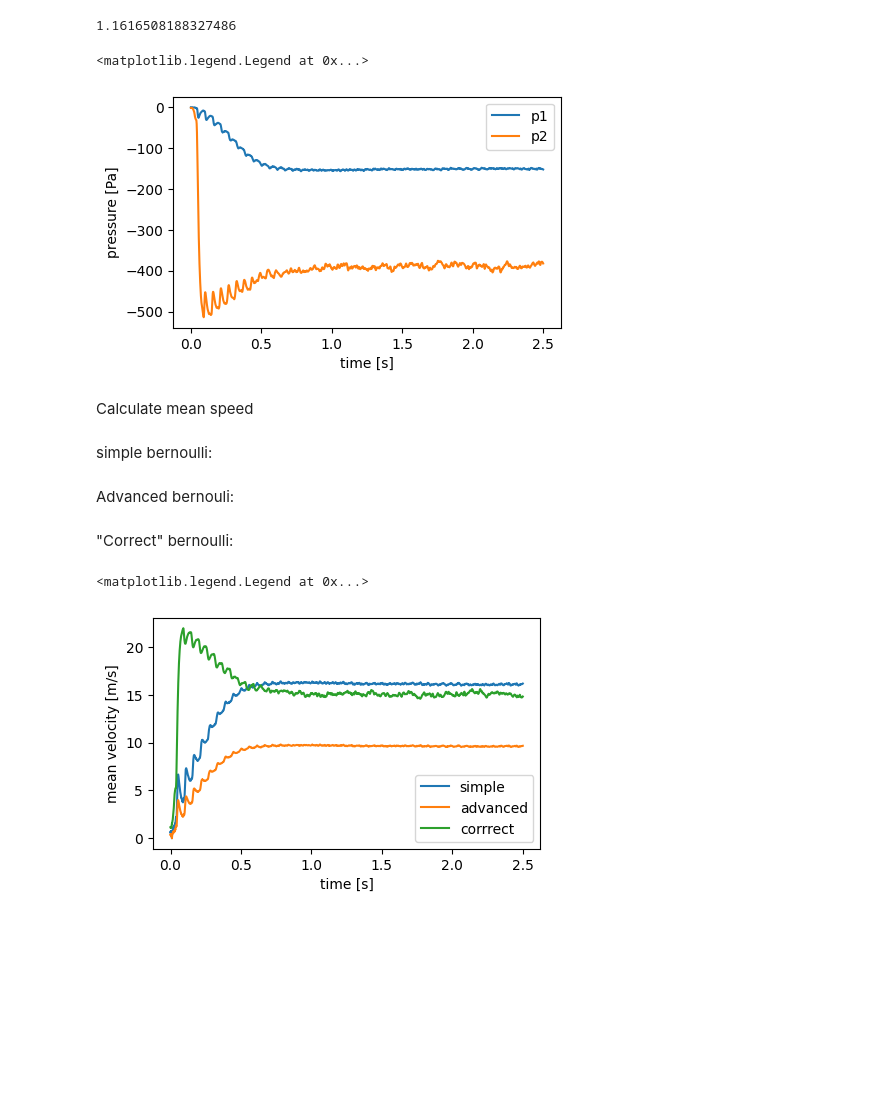
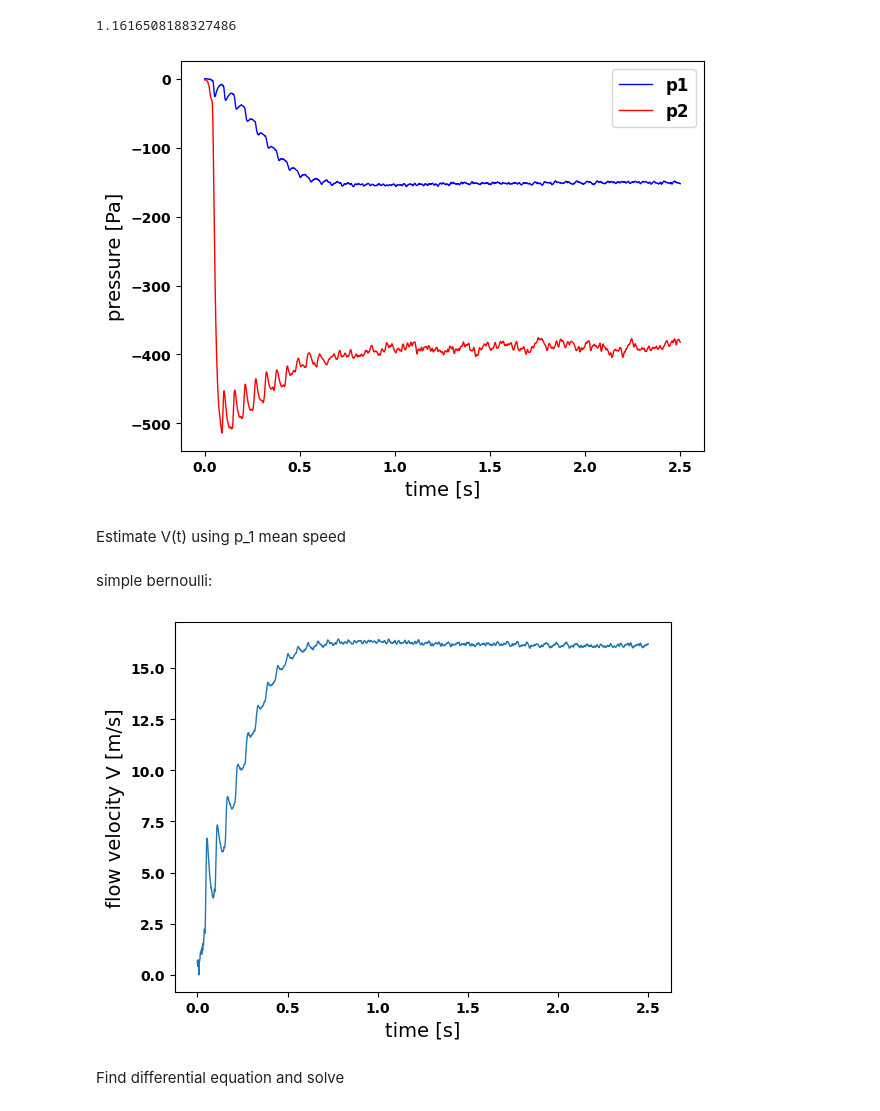
Before and after one commit to ChristianRas/41312_Fluid-mekanik, a Jupyter notebook: Afleveringer/1/Aflevering_1.ipynb, the cells around one changed output. Saved outputs shown, nothing was run; the diff lists cells and outputs as text; code cells hidden in the pictures; blank space fills up the shorter version.

```diff
--- a/Afleveringer/1/Aflevering_1.ipynb
+++ b/Afleveringer/1/Aflevering_1.ipynb
@@ -3,6 +2,16 @@ import pandas as pd
 import numpy as np
 import matplotlib.pyplot as plt
 from scipy.integrate import solve_ivp
+# %%
+plt.rcParams.update({
+    "font.size": 14,            # default text size
+    "axes.labelsize": 14,       # x/y labels
+    "axes.labelweight": "normal",
+    "xtick.labelsize": 10,      # x tick labels
+    "ytick.labelsize": 10,      # y tick labels
+    "legend.fontsize": 12,      # legend text
+    "lines.linewidth": 1        # thicker lines
+})
 # %% [markdown]
 Assumptions
 
@@ -22,14 +31,19 @@ print(rho)
 # %% [output]
 1.1616508188327486
 # %%
-plt.figure(figsize=(5, 3))
-plt.plot(t, p1, label="p1")
-plt.plot(t, p2, label="p2")
+fig, ax = plt.subplots()
+
+#for tick in ax.get_xticklabels() + ax.get_yticklabels():
+#    tick.set_fontweight("bold")
+
+plt.plot(t, p1, label="p1", c="b", )
+plt.plot(t, p2, label="p2", c="r")
 plt.xlabel("time [s]")
 plt.ylabel("pressure [Pa]")
 plt.legend()
+plt.tight_layout()
+plt.savefig("pressure_data.pdf", dpi=300)
 # %% [output]
-<matplotlib.legend.Legend at 0x...>
-[figure, old version]
+[figure, new version]
 # %% [markdown]
-Calculate mean speed
+Estimate V(t) using p_1 mean speed
@@ -41,5 +51,3 @@ p_2 = -400
 simple bernoulli:
 # %%
 v_simple = np.sqrt(-2*p1 / (rho))
-# %% [markdown]
-Advanced bernouli:
@@ -49,2 +53,0 @@ v_advanced = np.sqrt( -2 * p1 / ((f*L/D+1)*rho))
-# %% [markdown]
-"Correct" bernoulli:
@@ -53,11 +54,9 @@ v_correct = np.sqrt(2 * delta_p * D / (f * L * rho))
 # %%
-plt.figure(figsize=(5,3))
+plt.figure()
 plt.plot(t, v_simple, label="simple")
-plt.plot(t, v_advanced, label="advanced")
-plt.plot(t, v_correct, label="corrrect")
 plt.xlabel("time [s]")
-plt.ylabel("mean velocity [m/s]")
-plt.legend()
+plt.ylabel("flow velocity V [m/s]")
 # %% [output]
-<matplotlib.legend.Legend at 0x...>
-[figure, old version]
+[figure, new version]
+# %% [markdown]
+Find differential equation and solve
```
Also changed, not shown: parts of 9 cells of this notebook, 10 other files.
